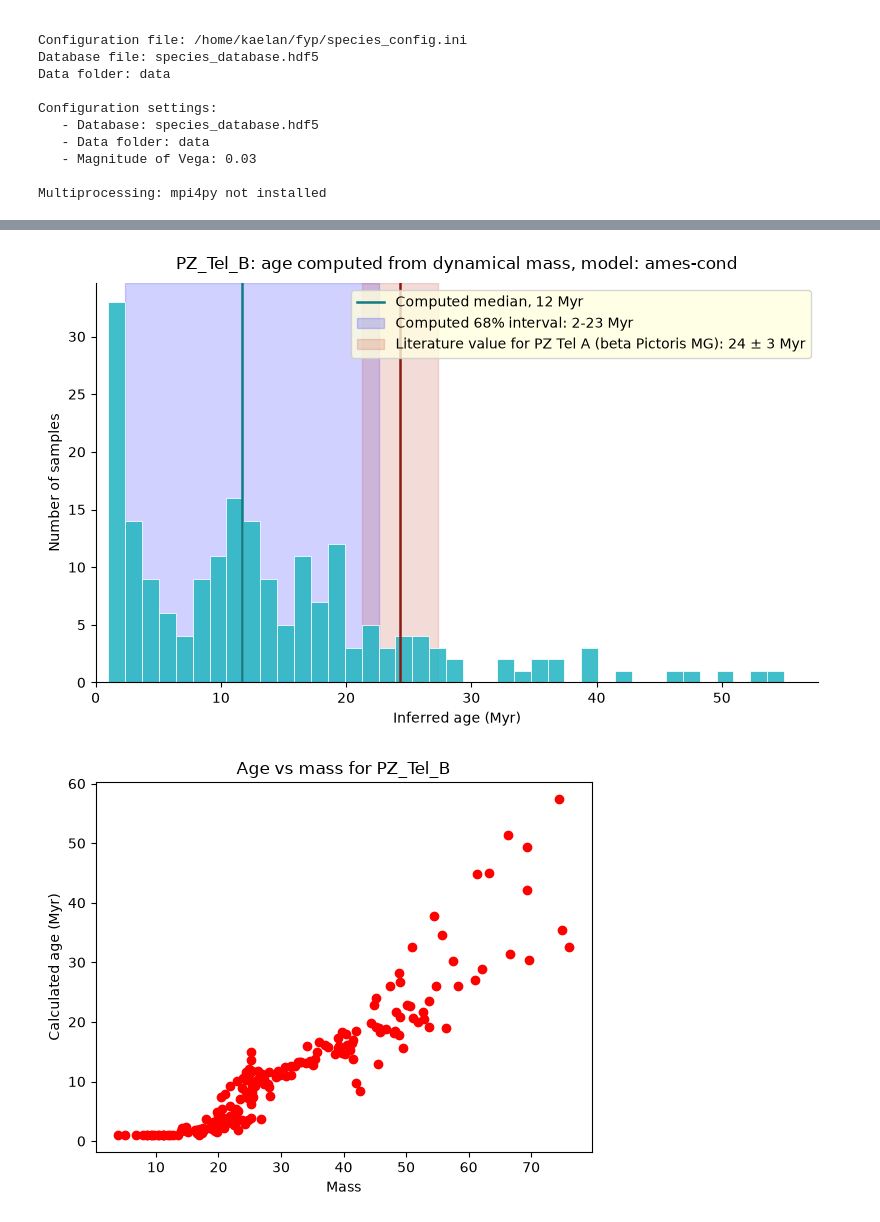
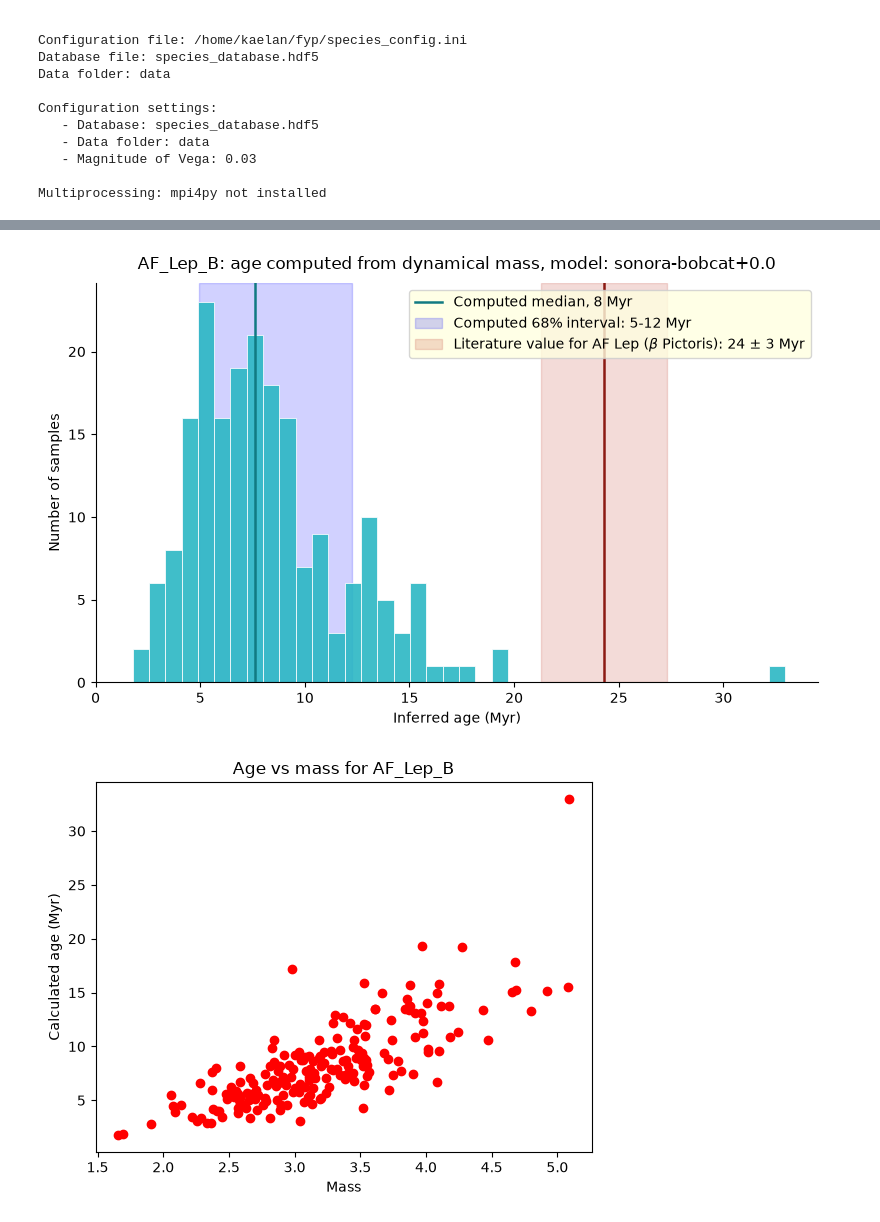
Before and after one commit to h0sh1z0ra/masses_to_ages, a Jupyter notebook: age_to_mass.ipynb, the cells around one changed output, grey strips where cells are left out. Cells and saved outputs as stored; diff of their text form; code cells hidden in the pictures.

```diff
--- a/age_to_mass.ipynb
+++ b/age_to_mass.ipynb
@@ -588,7 +588,7 @@ class Ages:
         ax.axvline(lit_age, lw = 1.8, zorder=4, color="#8B1A13")
         ax.axvspan(lit_age - lit_err_lower, lit_age + lit_err_upper,
                     alpha=0.18, zorder=1,
-                    label=f"Literature value for {self.parent_star_name}: {lit_age:.0f} $\\pm$ {max(lit_err_lower, lit_err_upper):.0f} Myr", color="#C0392B")
+                    label=f"Literature value for {self.parent_star_name}: {lit_age:.0f} ± {max(lit_err_lower, lit_err_upper):.0f} Myr", color="#C0392B")
 
         ax.set_title(f"{self.name}: age computed from dynamical mass, model: {self.model_name}", pad=10)
         ax.set_xlabel("Inferred age (Myr)")
@@ -632,16 +632,16 @@ Configuration settings:
 
 Multiprocessing: mpi4py not installed
 # %%
-PZTelB = Ages(m_planet = 27,
-              sigma_m = [9, 25],
-              brightness = -2.59,
-              sigma_b = [0.08, 0.08],
+AFLepB = Ages(m_planet = 3.2,
+              sigma_m = [0.6, 0.7],
+              brightness = -4.81,
+              sigma_b = [0.13, 0.13],
               N_samples = 200,
-              planet_name = "PZ_Tel_B",
-              parent_star_name="PZ Tel A (beta Pictoris MG)",
+              planet_name = "AF_Lep_B",
+              parent_star_name="AF Lep ($\\beta$ Pictoris)",
               lit_values = [24.3, 3, 3],
-              isochrone_name = "ames",
-              model_name = "ames-cond")
+              isochrone_name = "sonora-bobcat",
+              model_name = "sonora-bobcat+0.0")
 # %% [output]
 ------------------
 Add isochrone grid
@@ -685,9 +715,9 @@ Configuration settings:
 # %%
-PZTelB.age_from_mass()
-PZTelB.plot_hist()
+AFLepB.age_from_mass()
+AFLepB.plot_hist()
 # %% [output]
-[figure, old version]
+[figure, new version]
 # %%
-PZTelB.plot_mass_age_scatter()
+AFLepB.plot_mass_age_scatter()
 # %% [output]
-[figure, old version]
+[figure, new version]
```
Also changed, not shown: parts of 2 cells of this notebook, 23 other files.
